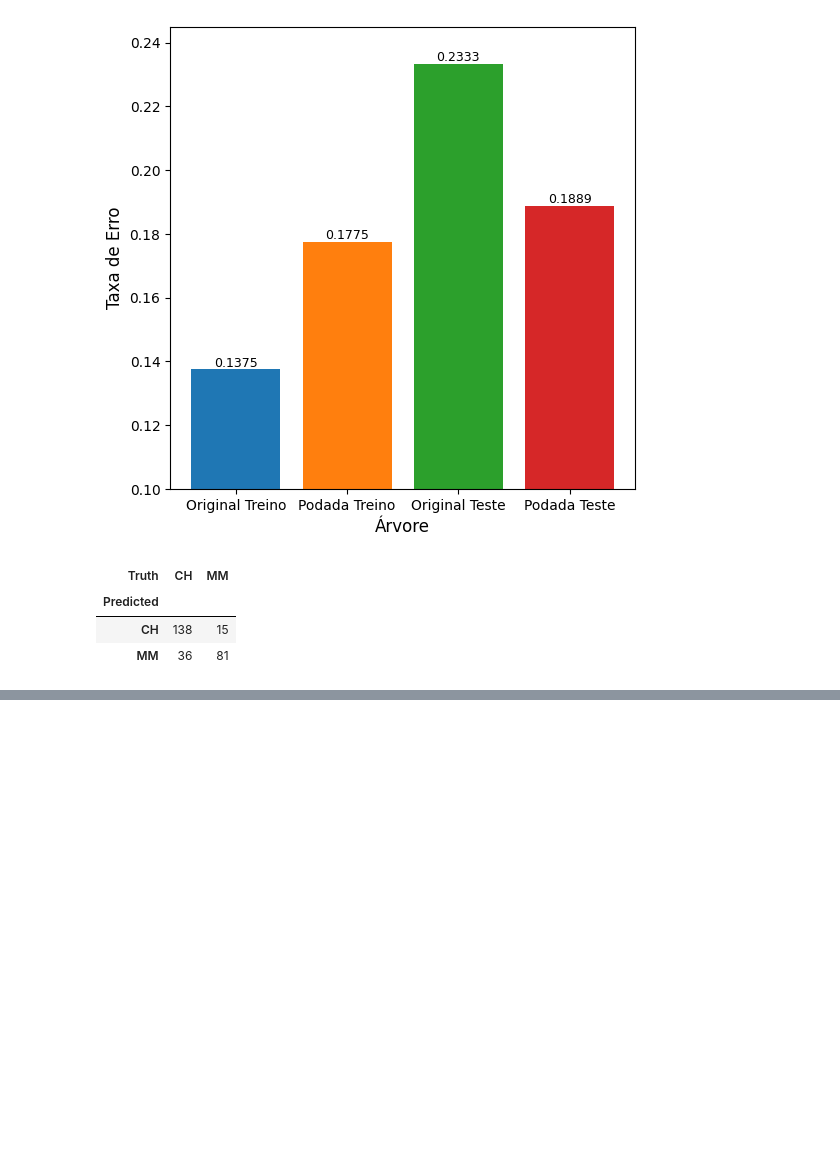
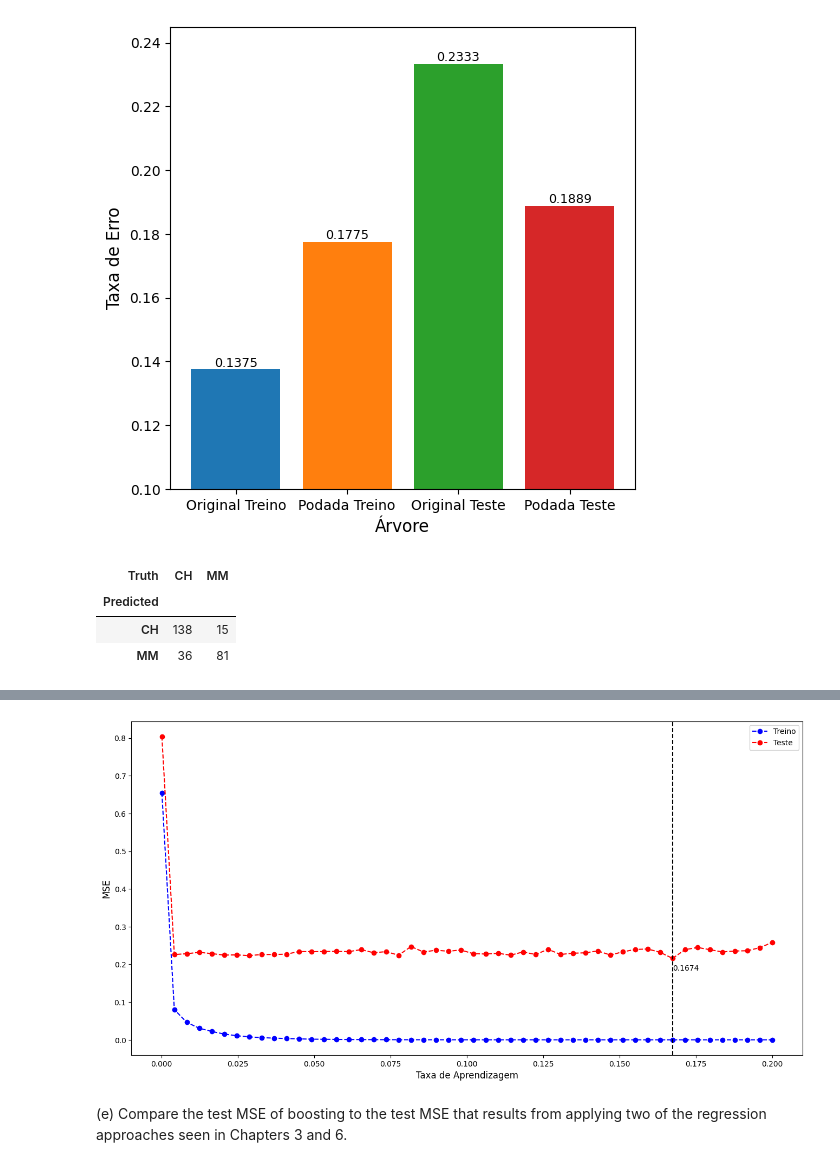
Before and after one commit to oliveira-silva-lucas/ISLP, a Jupyter notebook: Cap_08_Tree_Based_Methods/Exercises/ex_cap_08.ipynb, the cells around one changed output, grey strips where cells are left out. Cells and saved outputs as stored; diff of their text form; code cells hidden in the pictures; blank space fills up the shorter version.

```diff
--- a/Cap_08_Tree_Based_Methods/Exercises/ex_cap_08.ipynb
+++ b/Cap_08_Tree_Based_Methods/Exercises/ex_cap_08.ipynb
@@ -500,0 +506,13 @@ for this approach
+# %%
+ms = ModelSpec(Hitters.columns.drop('Salary'))
+D = ms.fit_transform(Hitters)
+nomes_preditores = D.columns
+(X_treino_lin,
+ X_teste_lin,
+ y_treino,
+ y_teste) = train_test_split(D,
+                             Hitters.Salary,
+                             train_size=200,
+                             random_state=12)
+X_treino = X_treino_lin.drop(columns=['intercept'])
+X_teste = X_teste_lin.drop(columns=['intercept'])
@@ -500,0 +527,37 @@ for this approach
+# %%
+qtd_modelos = 50
+taxas_aprendizagem = np.linspace(1e-4 , 2e-1, num=qtd_modelos)
+
+melhor_modelo_gb = None
+melhor_mse_teste = np.inf
+melhor_taxa_teste = np.inf
+mses_treino = []
+mses_teste = []
+for taxa_aprendizagem in taxas_aprendizagem:
+    gd_b_r = GradientBoostingRegressor(n_estimators=1000, max_depth=2, learning_rate=taxa_aprendizagem, random_state=0)
+    gd_b_r.fit(X_treino, y_treino)
+    mse_treino = np.mean((y_treino - gd_b_r.predict(X_treino))**2)
+    mses_treino.append(mse_treino)
+
+    mse_teste = np.mean((y_teste - gd_b_r.predict(X_teste))**2)
+    mses_teste.append(mse_teste)
+
+    if(mse_teste < melhor_mse_teste):
+        melhor_mse_teste = mse_teste
+        melhor_modelo_gb = gd_b_r
+        melhor_taxa_teste = taxa_aprendizagem
+# %%
+ax = subplots(figsize=(16,8))[1]
+ax.plot(taxas_aprendizagem, mses_treino, 'o--b', label='Treino')
+ax.plot(taxas_aprendizagem, mses_teste, 'o--r', label='Teste')
+ax.text(melhor_taxa_teste, min(mses_teste) - min(mses_teste)*0.15, f'{ melhor_taxa_teste:.4f}')
+ax.axvline(melhor_taxa_teste, ls='--', c='k')
+ax.set_xlabel('Taxa de Aprendizagem', fontsize=12)
+ax.set_ylabel('MSE', fontsize=12)
+ax.legend();
+# %% [output]
+[figure, added]
+# %% [markdown]
+(e) Compare the test MSE of boosting to the test MSE that results
+from applying two of the regression approaches seen in
+Chapters 3 and 6.
```
Also changed, not shown: parts of 11 cells of this notebook.
